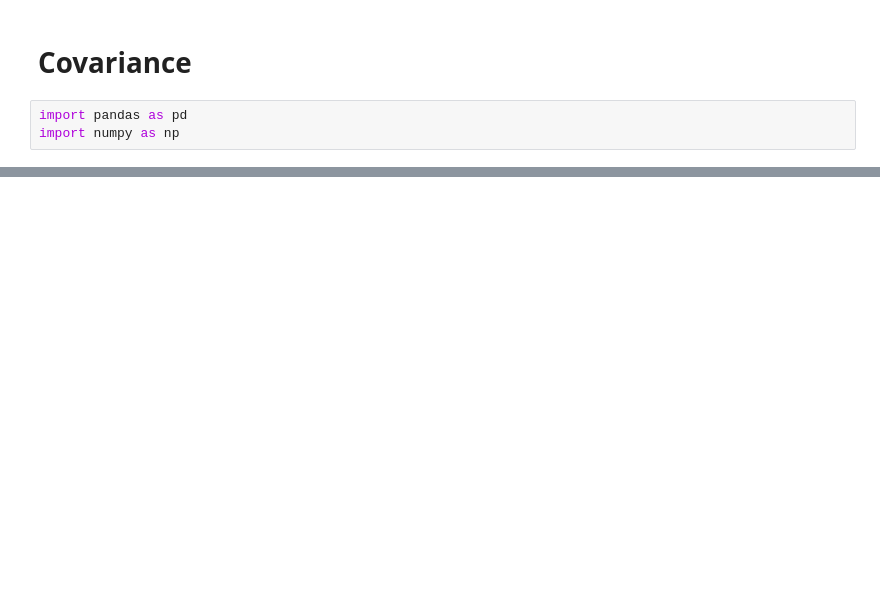
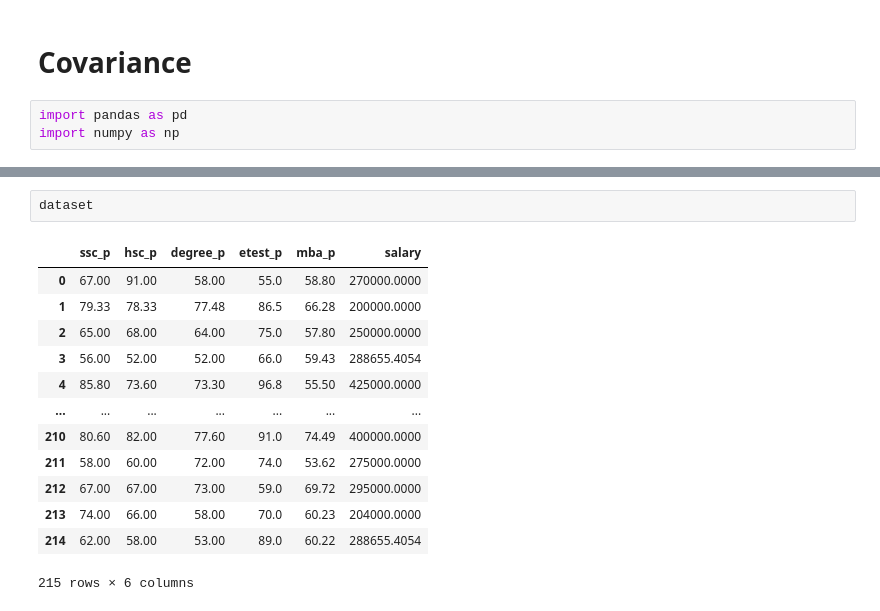
Before and after one commit to SVenkadesh/Venkad_Data-Science_Bivariate, a Jupyter notebook: Bivariate.ipynb, the cells around one changed output, grey strips where cells are left out. Cells and saved outputs as stored; diff of their text form; blank space fills up the shorter version.

```diff
--- a/Bivariate.ipynb
+++ b/Bivariate.ipynb
@@ -47,0 +40,16 @@ ValueError: could not convert string to float: 'M'
+# %%
+dataset
+# %% [output]
+|  | ssc_p | hsc_p | degree_p | etest_p | mba_p | salary |
+| 0 | 67.00 | 91.00 | 58.00 | 55.0 | 58.80 | 270000.0000 |
+| 1 | 79.33 | 78.33 | 77.48 | 86.5 | 66.28 | 200000.0000 |
+| 2 | 65.00 | 68.00 | 64.00 | 75.0 | 57.80 | 250000.0000 |
+| 3 | 56.00 | 52.00 | 52.00 | 66.0 | 59.43 | 288655.4054 |
+| 4 | 85.80 | 73.60 | 73.30 | 96.8 | 55.50 | 425000.0000 |
+| ... | ... | ... | ... | ... | ... | ... |
+| 210 | 80.60 | 82.00 | 77.60 | 91.0 | 74.49 | 400000.0000 |
+| 211 | 58.00 | 60.00 | 72.00 | 74.0 | 53.62 | 275000.0000 |
+| 212 | 67.00 | 67.00 | 73.00 | 59.0 | 69.72 | 295000.0000 |
+| 213 | 74.00 | 66.00 | 58.00 | 70.0 | 60.23 | 204000.0000 |
+| 214 | 62.00 | 58.00 | 53.00 | 89.0 | 60.22 | 288655.4054 |
+215 rows × 6 columns
```
Also changed, not shown: parts of 34 cells of this notebook.
